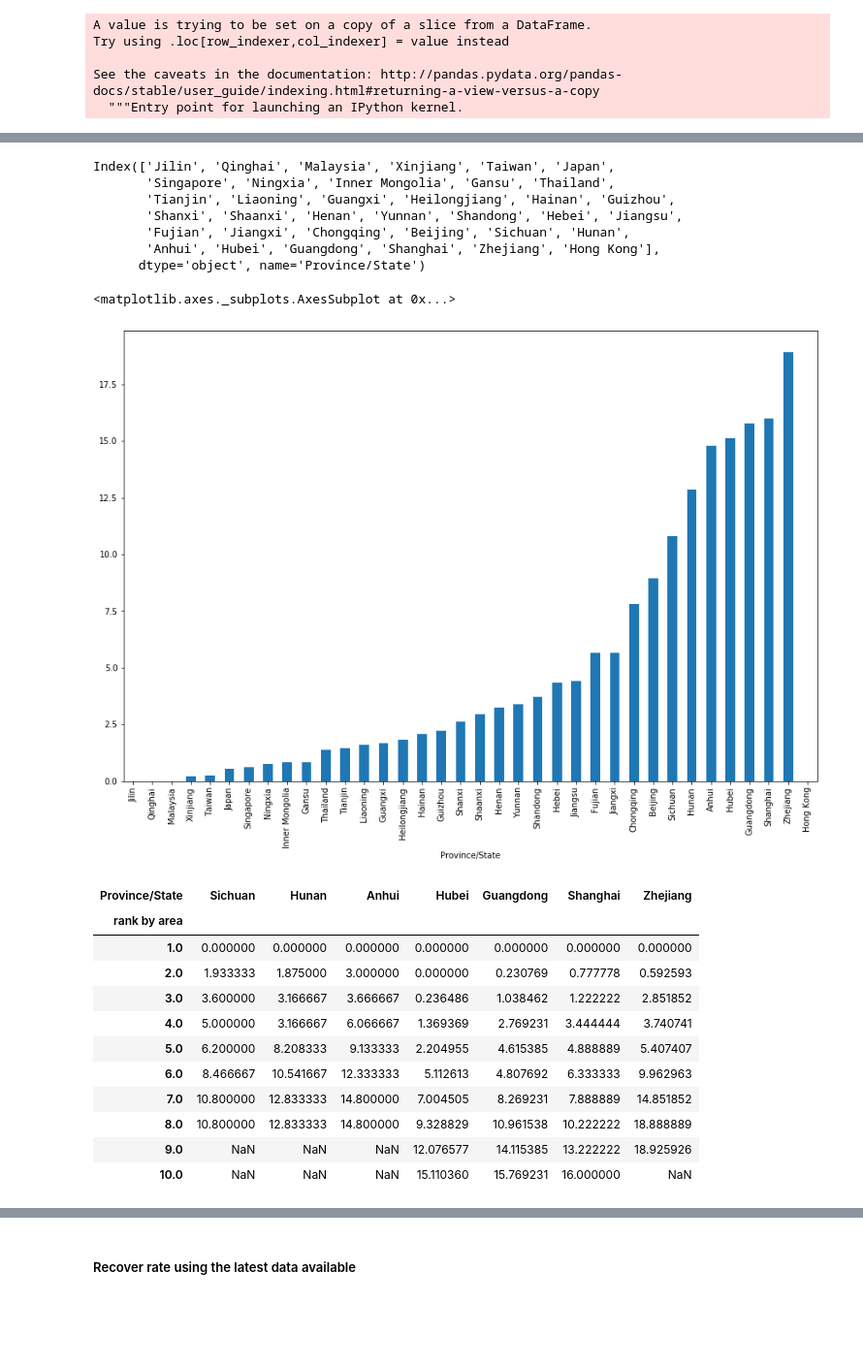
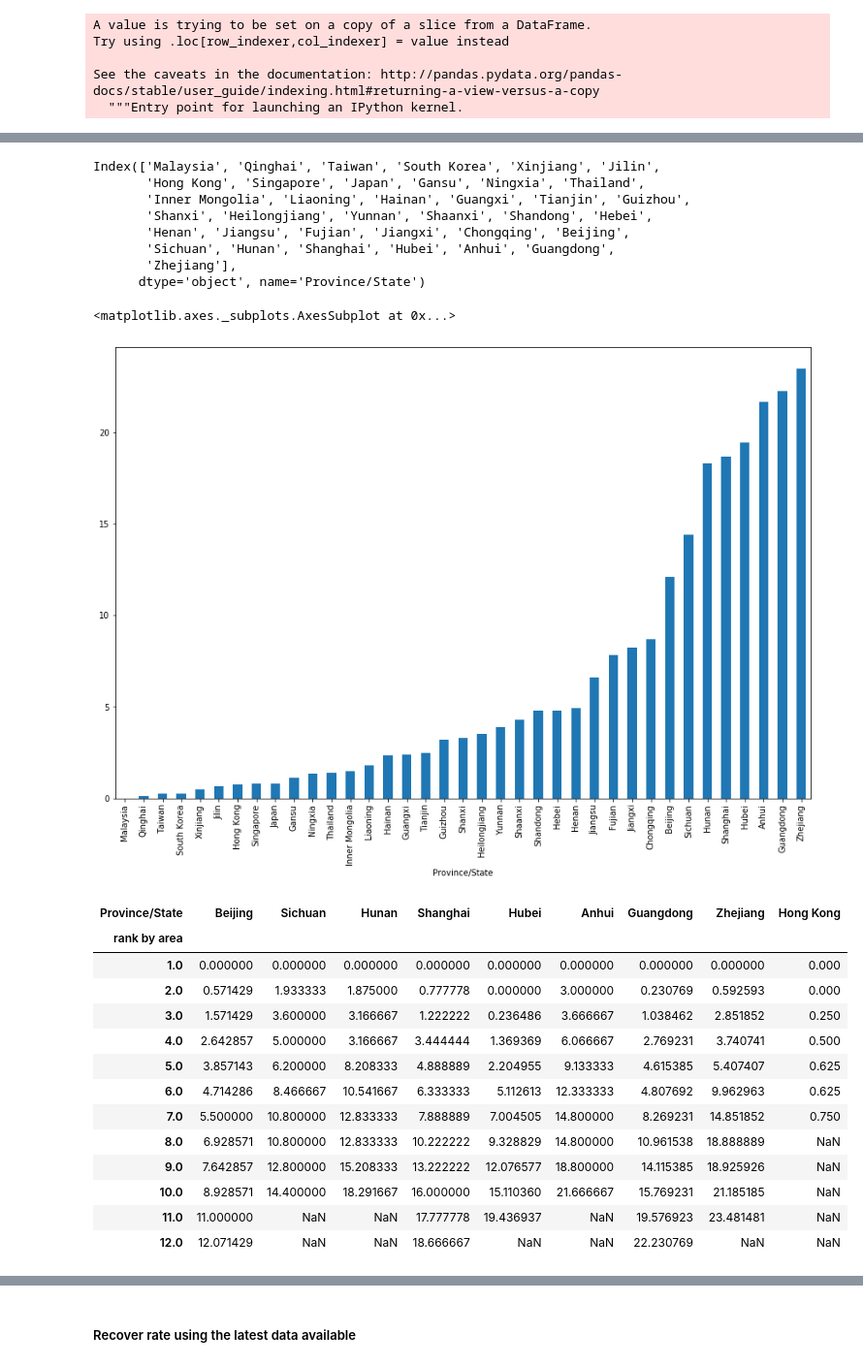
Before and after one commit to deeplaunch/Experiments, a Jupyter notebook: nCoV/Novel Coronavirus Spread.ipynb, the cells around one changed output, grey strips where cells are left out. Shown at 97% size. Drawn from its saved outputs; the diff is of its cells as text; code cells hidden in the pictures; blank space fills up the shorter version.

```diff
--- a/nCoV/Novel Coronavirus Spread.ipynb
+++ b/nCoV/Novel Coronavirus Spread.ipynb
@@ -65,7 +65,7 @@ Try using .loc[row_indexer,col_indexer] = value instead
 
 See the caveats in the documentation: http://pandas.pydata.org/pandas-docs/stable/user_guide/indexing.html#returning-a-view-versus-a-copy
 # %%
-clean_df =main_df.groupby(['Country/Region','Province/State','month','day']).agg({'Last Update':'max',
+clean_df =main_df.groupby(['Province/State','month','day']).agg({'Last Update':'max',
                                                                   'Confirmed':'max',
                                                                   'Suspected':'max',
                                                                   'Recovered':'max',
@@ -276,31 +265,34 @@ cmlt_growth_df.plot.line(figsize =(15, 10),
 # %%
 cmlt_growth_df.max().sort_values().index
 # %% [output]
-Index(['Jilin', 'Qinghai', 'Malaysia', 'Xinjiang', 'Taiwan', 'Japan',
-       'Singapore', 'Ningxia', 'Inner Mongolia', 'Gansu', 'Thailand',
-       'Tianjin', 'Liaoning', 'Guangxi', 'Heilongjiang', 'Hainan', 'Guizhou',
-       'Shanxi', 'Shaanxi', 'Henan', 'Yunnan', 'Shandong', 'Hebei', 'Jiangsu',
-       'Fujian', 'Jiangxi', 'Chongqing', 'Beijing', 'Sichuan', 'Hunan',
-       'Anhui', 'Hubei', 'Guangdong', 'Shanghai', 'Zhejiang', 'Hong Kong'],
+Index(['Malaysia', 'Qinghai', 'Taiwan', 'South Korea', 'Xinjiang', 'Jilin',
+       'Hong Kong', 'Singapore', 'Japan', 'Gansu', 'Ningxia', 'Thailand',
+       'Inner Mongolia', 'Liaoning', 'Hainan', 'Guangxi', 'Tianjin', 'Guizhou',
+       'Shanxi', 'Heilongjiang', 'Yunnan', 'Shaanxi', 'Shandong', 'Hebei',
+       'Henan', 'Jiangsu', 'Fujian', 'Jiangxi', 'Chongqing', 'Beijing',
+       'Sichuan', 'Hunan', 'Shanghai', 'Hubei', 'Anhui', 'Guangdong',
+       'Zhejiang'],
       dtype='object', name='Province/State')
 # %%
 cmlt_growth_df.max().sort_values().plot.bar(figsize =(15,10))
 # %% [output]
 <matplotlib.axes._subplots.AxesSubplot at 0x...>
-[figure, old version]
+[figure, new version]
 # %%
 # the following provinces/states have the highest cumulative growth
-cmlt_growth_df[['Sichuan', 'Hunan','Anhui', 'Hubei', 'Guangdong', 'Shanghai', 'Zhejiang']]
+cmlt_growth_df[['Beijing', 'Sichuan','Hunan', 'Shanghai', 'Hubei', 'Anhui', 'Guangdong', 'Zhejiang','Hong Kong']]
 # %% [output]
-| Province/State | Sichuan | Hunan | Anhui | Hubei | Guangdong | Shanghai | Zhejiang |
-| rank by area |  |  |  |  |  |  |  |
-| 1.0 | 0.000000 | 0.000000 | 0.000000 | 0.000000 | 0.000000 | 0.000000 | 0.000000 |
-| 2.0 | 1.933333 | 1.875000 | 3.000000 | 0.000000 | 0.230769 | 0.777778 | 0.592593 |
-| 3.0 | 3.600000 | 3.166667 | 3.666667 | 0.236486 | 1.038462 | 1.222222 | 2.851852 |
-| 4.0 | 5.000000 | 3.166667 | 6.066667 | 1.369369 | 2.769231 | 3.444444 | 3.740741 |
-| 5.0 | 6.200000 | 8.208333 | 9.133333 | 2.204955 | 4.615385 | 4.888889 | 5.407407 |
-| 6.0 | 8.466667 | 10.541667 | 12.333333 | 5.112613 | 4.807692 | 6.333333 | 9.962963 |
-| 7.0 | 10.800000 | 12.833333 | 14.800000 | 7.004505 | 8.269231 | 7.888889 | 14.851852 |
-| 8.0 | 10.800000 | 12.833333 | 14.800000 | 9.328829 | 10.961538 | 10.222222 | 18.888889 |
-| 9.0 | NaN | NaN | NaN | 12.076577 | 14.115385 | 13.222222 | 18.925926 |
-| 10.0 | NaN | NaN | NaN | 15.110360 | 15.769231 | 16.000000 | NaN |
+| Province/State | Beijing | Sichuan | Hunan | Shanghai | Hubei | Anhui | Guangdong | Zhejiang | Hong Kong |
+| rank by area |  |  |  |  |  |  |  |  |  |
+| 1.0 | 0.000000 | 0.000000 | 0.000000 | 0.000000 | 0.000000 | 0.000000 | 0.000000 | 0.000000 | 0.000 |
+| 2.0 | 0.571429 | 1.933333 | 1.875000 | 0.777778 | 0.000000 | 3.000000 | 0.230769 | 0.592593 | 0.000 |
+| 3.0 | 1.571429 | 3.600000 | 3.166667 | 1.222222 | 0.236486 | 3.666667 | 1.038462 | 2.851852 | 0.250 |
+| 4.0 | 2.642857 | 5.000000 | 3.166667 | 3.444444 | 1.369369 | 6.066667 | 2.769231 | 3.740741 | 0.500 |
+| 5.0 | 3.857143 | 6.200000 | 8.208333 | 4.888889 | 2.204955 | 9.133333 | 4.615385 | 5.407407 | 0.625 |
+| 6.0 | 4.714286 | 8.466667 | 10.541667 | 6.333333 | 5.112613 | 12.333333 | 4.807692 | 9.962963 | 0.625 |
+| 7.0 | 5.500000 | 10.800000 | 12.833333 | 7.888889 | 7.004505 | 14.800000 | 8.269231 | 14.851852 | 0.750 |
+| 8.0 | 6.928571 | 10.800000 | 12.833333 | 10.222222 | 9.328829 | 14.800000 | 10.961538 | 18.888889 | NaN |
+| 9.0 | 7.642857 | 12.800000 | 15.208333 | 13.222222 | 12.076577 | 18.800000 | 14.115385 | 18.925926 | NaN |
+| 10.0 | 8.928571 | 14.400000 | 18.291667 | 16.000000 | 15.110360 | 21.666667 | 15.769231 | 21.185185 | NaN |
+| 11.0 | 11.000000 | NaN | NaN | 17.777778 | 19.436937 | NaN | 19.576923 | 23.481481 | NaN |
+| 12.0 | 12.071429 | NaN | NaN | 18.666667 | NaN | NaN | 22.230769 | NaN | NaN |
```
Also changed, not shown: parts of 26 cells of this notebook.
